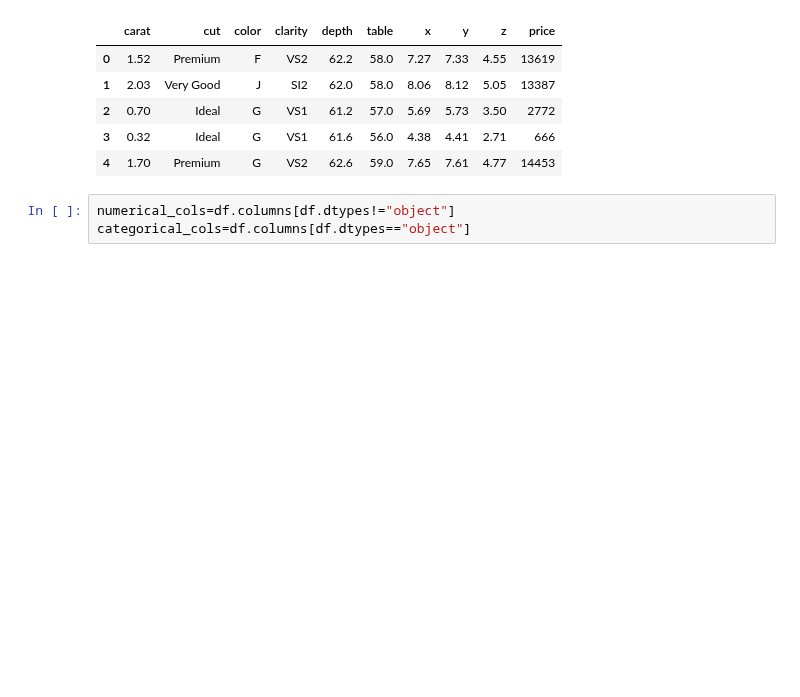
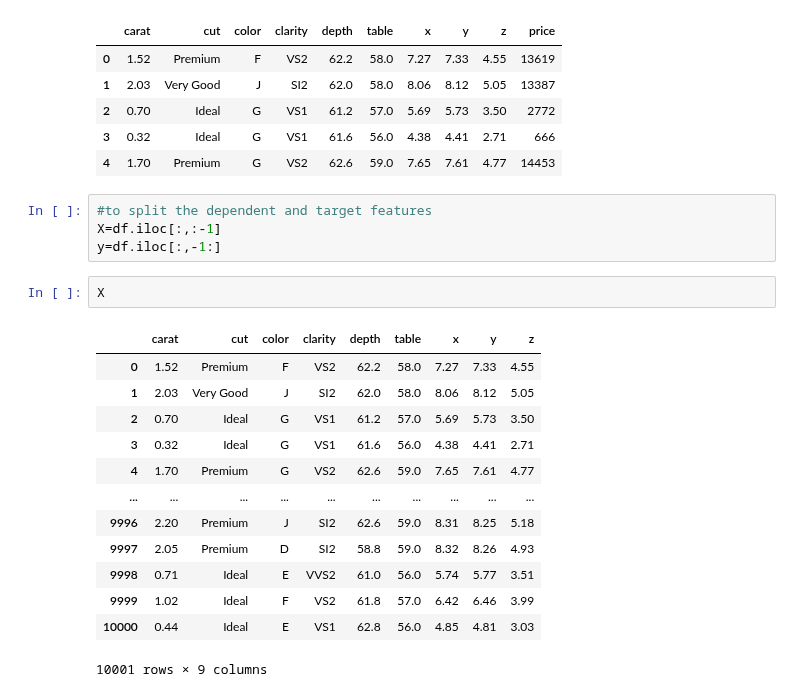
Before and after one commit to Vinotha07/DiamondPricePrediction_ML-Project, a Jupyter notebook: notebook/model_training.ipynb, the cells around one changed output. Drawn from its saved outputs; the diff is of its cells as text; blank space fills up the shorter version.

```diff
--- a/notebook/model_training.ipynb
+++ b/notebook/model_training.ipynb
@@ -32,6 +32,23 @@ df.head()
 | 2 | 0.70 | Ideal | G | VS1 | 61.2 | 57.0 | 5.69 | 5.73 | 3.50 | 2772 |
 | 3 | 0.32 | Ideal | G | VS1 | 61.6 | 56.0 | 4.38 | 4.41 | 2.71 | 666 |
 | 4 | 1.70 | Premium | G | VS2 | 62.6 | 59.0 | 7.65 | 7.61 | 4.77 | 14453 |
-# %%
-numerical_cols=df.columns[df.dtypes!="object"]
-categorical_cols=df.columns[df.dtypes=="object"]
+# %%
+#to split the dependent and target features
+X=df.iloc[:,:-1]
+y=df.iloc[:,-1:]
+# %%
+X
+# %% [output]
+|  | carat | cut | color | clarity | depth | table | x | y | z |
+| 0 | 1.52 | Premium | F | VS2 | 62.2 | 58.0 | 7.27 | 7.33 | 4.55 |
+| 1 | 2.03 | Very Good | J | SI2 | 62.0 | 58.0 | 8.06 | 8.12 | 5.05 |
+| 2 | 0.70 | Ideal | G | VS1 | 61.2 | 57.0 | 5.69 | 5.73 | 3.50 |
+| 3 | 0.32 | Ideal | G | VS1 | 61.6 | 56.0 | 4.38 | 4.41 | 2.71 |
+| 4 | 1.70 | Premium | G | VS2 | 62.6 | 59.0 | 7.65 | 7.61 | 4.77 |
+| ... | ... | ... | ... | ... | ... | ... | ... | ... | ... |
+| 9996 | 2.20 | Premium | J | SI2 | 62.6 | 59.0 | 8.31 | 8.25 | 5.18 |
+| 9997 | 2.05 | Premium | D | SI2 | 58.8 | 59.0 | 8.32 | 8.26 | 4.93 |
+| 9998 | 0.71 | Ideal | E | VVS2 | 61.0 | 56.0 | 5.74 | 5.77 | 3.51 |
+| 9999 | 1.02 | Ideal | F | VS2 | 61.8 | 57.0 | 6.42 | 6.46 | 3.99 |
+| 10000 | 0.44 | Ideal | E | VS1 | 62.8 | 56.0 | 4.85 | 4.81 | 3.03 |
+10001 rows × 9 columns
```
Also changed, not shown: parts of 20 cells of this notebook.
